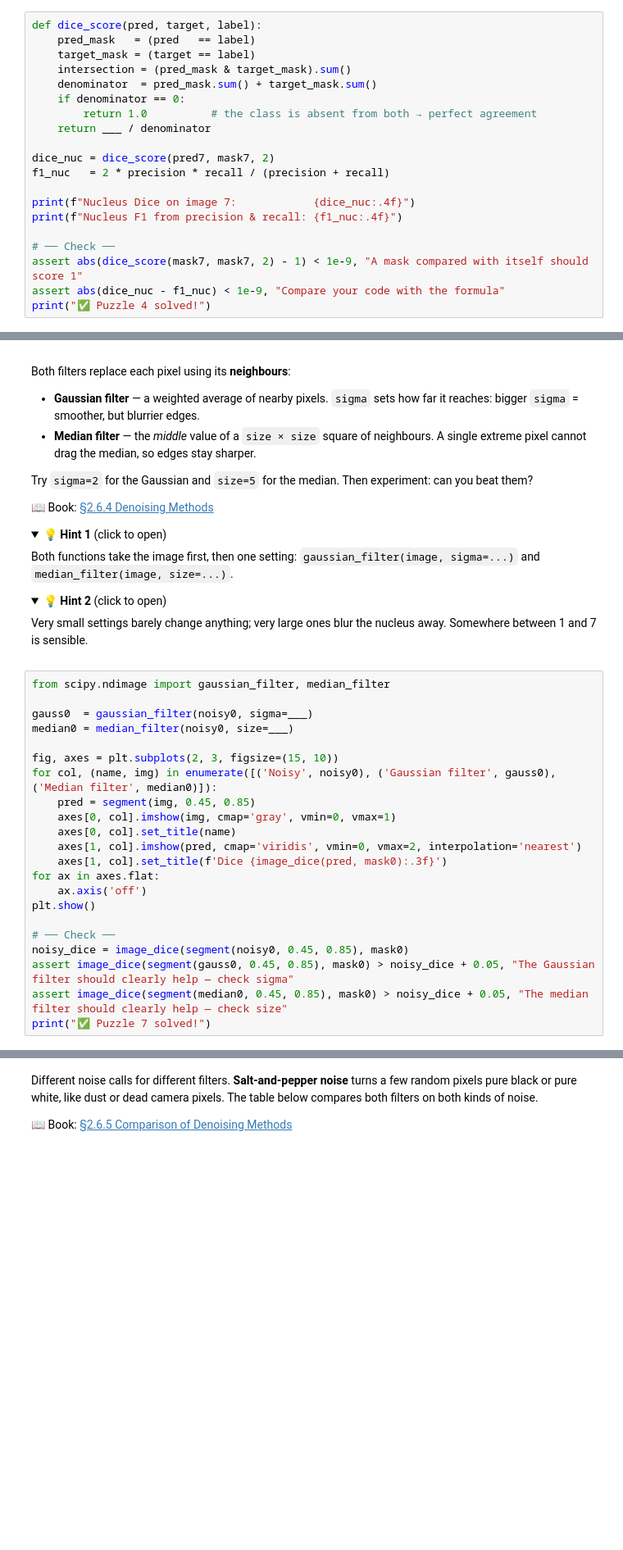
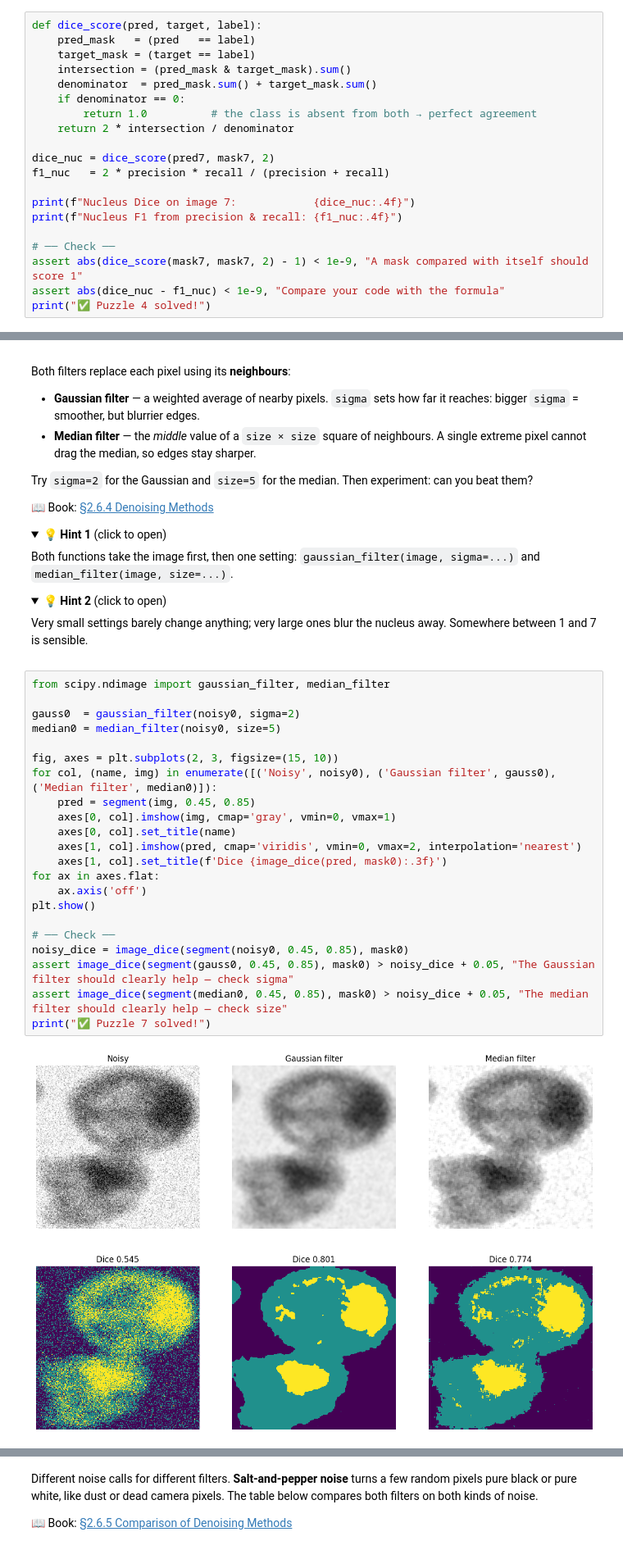
Before and after one commit to ParvaMoh/Bladder-Cancer-Sample-Images-, a Jupyter notebook: Labs/Lab2_thresholding_denoising_evaluation.ipynb, the cells around one changed output, grey strips where cells are left out. Shown at 82% size. Drawn from its saved outputs; the diff is of its cells as text; folded sections open; blank space fills up the shorter version.

```diff
--- a/Labs/Lab2_thresholding_denoising_evaluation.ipynb
+++ b/Labs/Lab2_thresholding_denoising_evaluation.ipynb
@@ -259,7 +276,7 @@ def dice_score(pred, target, label):
     denominator  = pred_mask.sum() + target_mask.sum()
     if denominator == 0:
         return 1.0          # the class is absent from both → perfect agreement
-    return ___ / denominator
+    return 2 * intersection / denominator
 
 dice_nuc = dice_score(pred7, mask7, 2)
 f1_nuc   = 2 * precision * recall / (precision + recall)
@@ -460,22 +501,24 @@ Very small settings barely change anything; very large ones blur the nucleus awa
 # %%
 from scipy.ndimage import gaussian_filter, median_filter
 
-gauss0  = gaussian_filter(noisy0, sigma=___)
-median0 = median_filter(noisy0, size=___)
+gauss0  = gaussian_filter(noisy0, sigma=2)
+median0 = median_filter(noisy0, size=5)
 
 fig, axes = plt.subplots(2, 3, figsize=(15, 10))
 for col, (name, img) in enumerate([('Noisy', noisy0), ('Gaussian filter', gauss0), ('Median filter', median0)]):
     pred = segment(img, 0.45, 0.85)
     axes[0, col].imshow(img, cmap='gray', vmin=0, vmax=1)
     axes[0, col].set_title(name)
     axes[1, col].imshow(pred, cmap='viridis', vmin=0, vmax=2, interpolation='nearest')
     axes[1, col].set_title(f'Dice {image_dice(pred, mask0):.3f}')
 for ax in axes.flat:
     ax.axis('off')
 plt.show()
 
 # ── Check ──
 noisy_dice = image_dice(segment(noisy0, 0.45, 0.85), mask0)
 assert image_dice(segment(gauss0, 0.45, 0.85), mask0) > noisy_dice + 0.05, "The Gaussian filter should clearly help — check sigma"
 assert image_dice(segment(median0, 0.45, 0.85), mask0) > noisy_dice + 0.05, "The median filter should clearly help — check size"
 print("✅ Puzzle 7 solved!")
+# %% [output]
+[figure, added]
```
Also changed, not shown: parts of 18 cells of this notebook.
